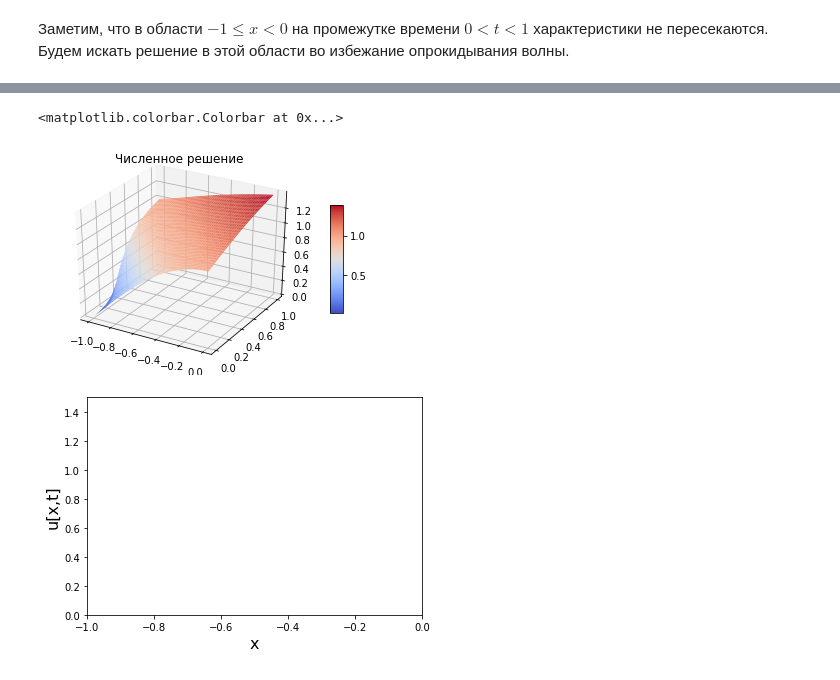
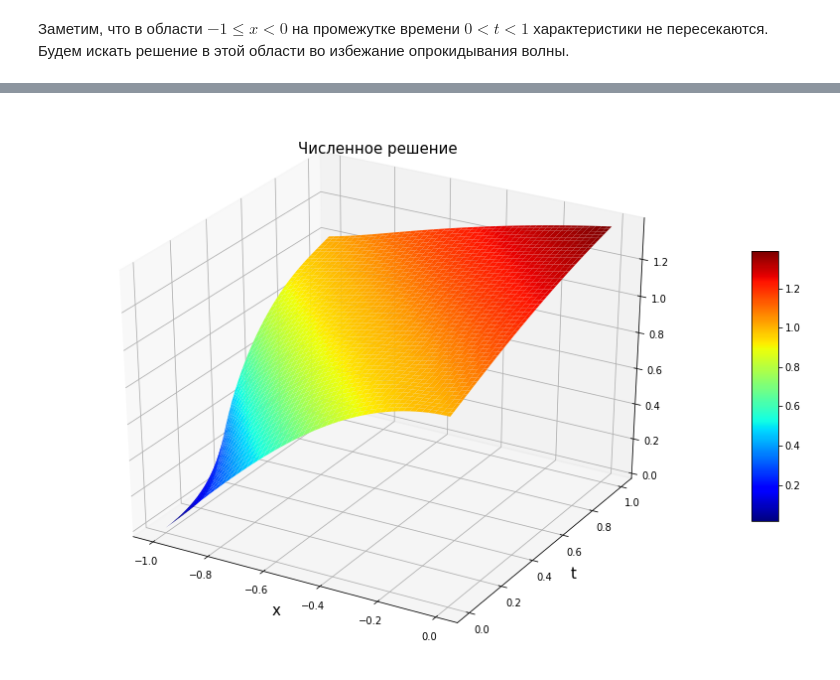
Before and after one commit to ctbip/omm-praki, a Jupyter notebook: styrov-28var.ipynb, the cells around one changed output, grey strips where cells are left out. Saved outputs shown, nothing was run; the diff lists cells and outputs as text; code cells hidden in the pictures.

```diff
--- a/styrov-28var.ipynb
+++ b/styrov-28var.ipynb
@@ -146,29 +147,11 @@ print('Время вычисления', np.round(end - start, 3))
 # %%
-fig = plt.figure()
+fig = plt.figure(figsize =(15 ,10))
 ax = fig.gca(projection='3d')
+plt.xlabel('x', fontsize=15)
+plt.ylabel('t', fontsize=15)
 tm, xm = np.meshgrid(t, x)
-surf = ax.plot_surface(xm, tm, u, cmap='coolwarm')
-plt.title('Численное решение')
-fig.colorbar(surf, shrink=0.5, aspect=8)
+surf = ax.plot_surface(xm, tm, u, cmap='jet')
+plt.title('Численное решение', fontsize=15)
+fig.colorbar(surf, shrink=0.5, aspect=10);
 # %% [output]
-<matplotlib.colorbar.Colorbar at 0x...>
-[figure, old version]
+[figure, new version]
-# %%
-fig = plt.figure()
-ax = plt.axes(xlim=(-1, 0), ylim=(0, 1.5))
-plt.xlabel('x', fontsize=16)
-plt.ylabel('u[x,t]', fontsize=16)
-line, = ax.plot([], [], lw=2)
-
-def init():
-    line.set_data([],[])
-    return line,
-
-def animate(i):
-    global x, u
-    line.set_data(x, u[i, :])
-    return line,
-anim = animation.FuncAnimation(fig, animate, init_func=init,
-                               frames=100, interval=20, blit=True)
-# %% [output]
-[figure, removed]
```
Also changed, not shown: parts of 5 cells of this notebook.
